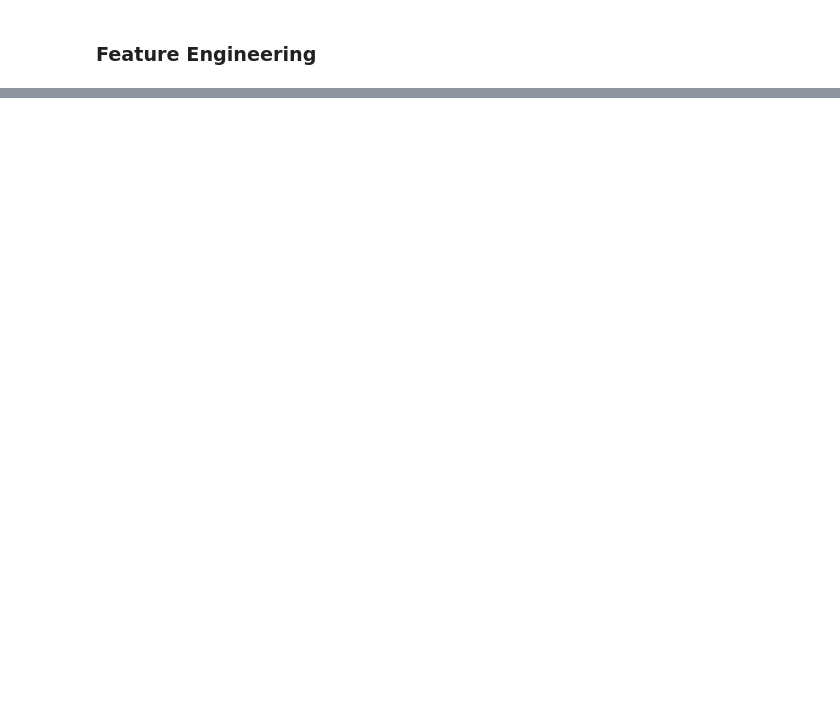
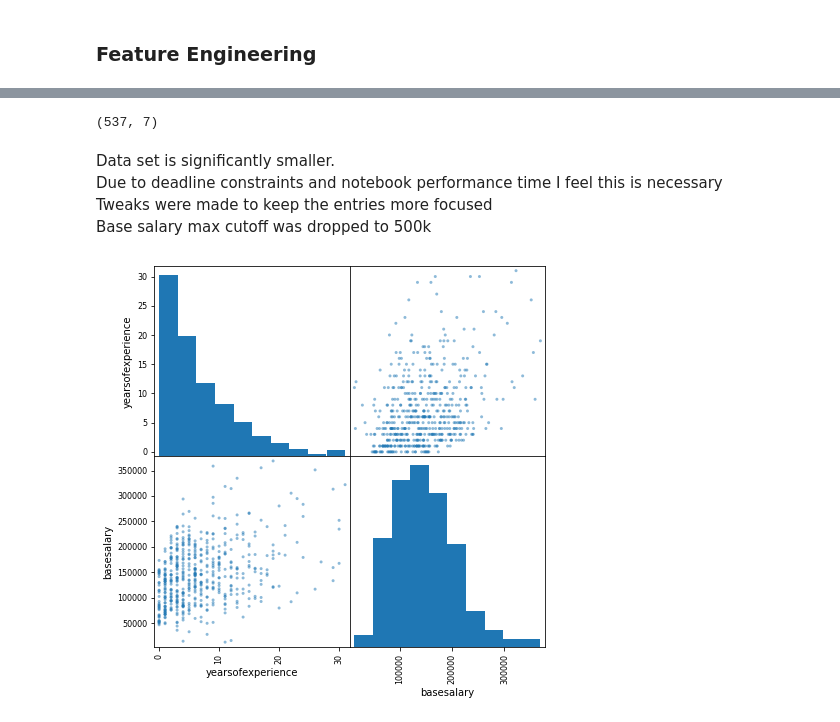
Before and after one commit to nwoik/4th-year, a Jupyter notebook: AI/CA/ai1.ipynb, the cells around one changed output, grey strips where cells are left out. Drawn from its saved outputs; the diff is of its cells as text; code cells hidden in the pictures; blank space fills up the shorter version.

```diff
--- a/AI/CA/ai1.ipynb
+++ b/AI/CA/ai1.ipynb
@@ -230,0 +355,23 @@ heatmap(copy_df.corr(), annot=True)
+# %%
+copy_df.drop(copy_df[copy_df["basesalary"] < 10000].index, inplace=True)
+
+# cleanup from previous steps with some tweaks
+copy_df.drop(copy_df[copy_df["yearsofexperience"] > 40].index, inplace = True)
+copy_df.drop((copy_df[(copy_df["basesalary"] < 90000) & (copy_df["yearsofexperience"] > 30)]).index, inplace = True)
+copy_df.drop((copy_df[(copy_df["basesalary"] > 500000) & (copy_df["yearsofexperience"] < 20)]).index, inplace = True)
+
+copy_df.dropna(subset=["yearsofexperience", "basesalary"], inplace=True)
+copy_df.shape
+# %% [output]
+(537, 7)
+# %% [markdown]
+<p>
+    Data set is significantly smaller.<br>
+    Due to deadline constraints and notebook performance time I feel this is necessary<br>
+    Tweaks were made to keep the entries more focused<br>
+    Base salary max cutoff was dropped to 500k<br>
+</p>
+# %%
+plot = scatter_matrix(copy_df, figsize=(7,7))
+# %% [output]
+[figure, added]
```
Also changed, not shown: parts of 48 cells of this notebook, 2 other files.
